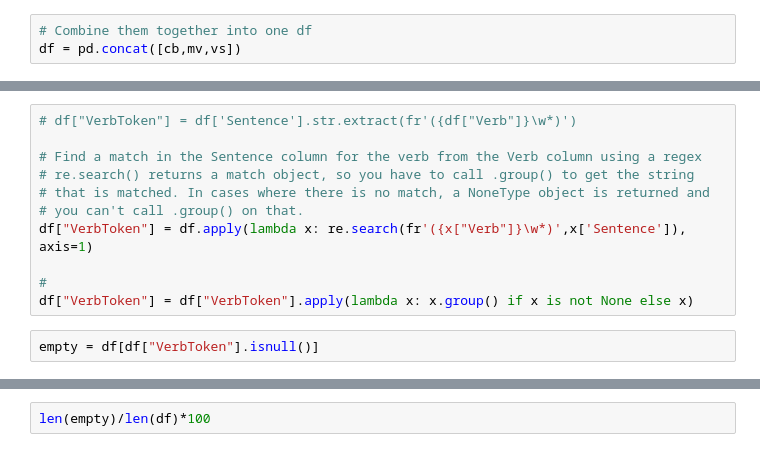
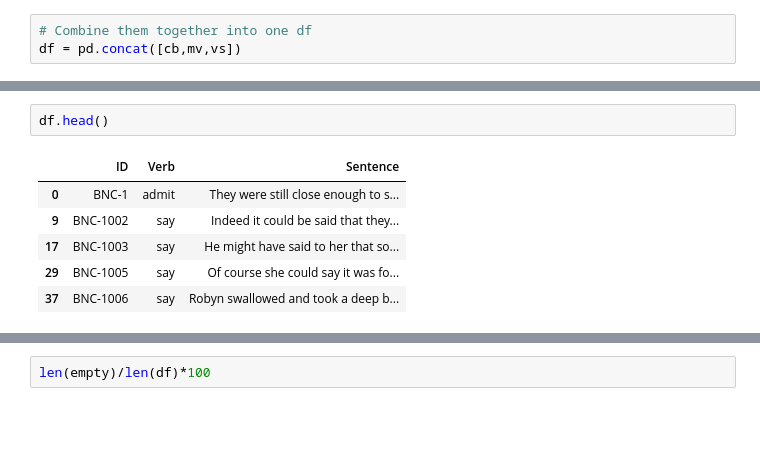
Before and after one commit to khuyen-le/projectivity-factors, a Jupyter notebook: analysis/Surprisal_from_language_models.ipynb, the cells around one changed output, grey strips where cells are left out. Saved outputs shown, nothing was run; the diff lists cells and outputs as text; blank space fills up the shorter version.

```diff
--- a/analysis/Surprisal_from_language_models.ipynb
+++ b/analysis/Surprisal_from_language_models.ipynb
@@ -41,13 +54,9 @@ df = pd.concat([cb,mv,vs])
-# %%
-# df["VerbToken"] = df['Sentence'].str.extract(fr'({df["Verb"]}\w*)')
-
-# Find a match in the Sentence column for the verb from the Verb column using a regex
-# re.search() returns a match object, so you have to call .group() to get the string
-# that is matched. In cases where there is no match, a NoneType object is returned and
-# you can't call .group() on that.
-df["VerbToken"] = df.apply(lambda x: re.search(fr'({x["Verb"]}\w*)',x['Sentence']), axis=1)
-
-#
-df["VerbToken"] = df["VerbToken"].apply(lambda x: x.group() if x is not None else x)
-# %%
-empty = df[df["VerbToken"].isnull()]
+# %%
+df.head()
+# %% [output]
+|  | ID | Verb | Sentence |
+| 0 | BNC-1 | admit | They were still close enough to s... |
+| 9 | BNC-1002 | say | Indeed it could be said that they... |
+| 17 | BNC-1003 | say | He might have said to her that so... |
+| 29 | BNC-1005 | say | Of course she could say it was fo... |
+| 37 | BNC-1006 | say | Robyn swallowed and took a deep b... |
```
Also changed, not shown: parts of 37 cells of this notebook.
